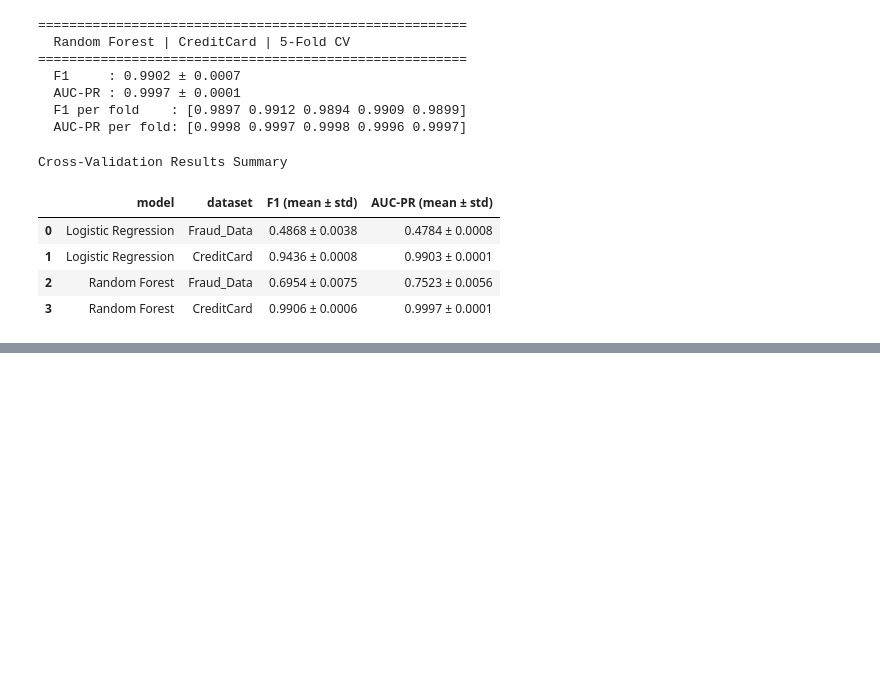
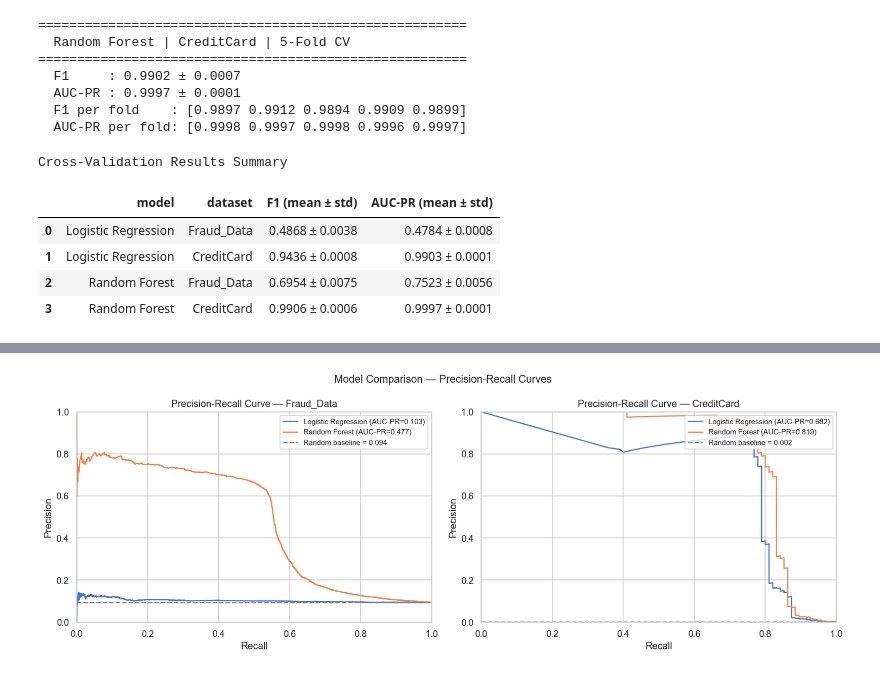
Before and after one commit to Redeat-Birhane/fraud-detection, a Jupyter notebook: notebooks/modeling.ipynb, the cells around one changed output, grey strips where cells are left out. Cells and saved outputs as stored; diff of their text form; code cells hidden in the pictures; blank space fills up the shorter version.

Commit message:
feat: add model comparison table, PR curves, and Random Forest selection justification

```diff
--- a/notebooks/modeling.ipynb
+++ b/notebooks/modeling.ipynb
@@ -578,0 +630,36 @@ Cross-Validation Results Summary
+# %%
+# --- 6.2 Side-by-Side Precision-Recall Curves ---
+fig, axes = plt.subplots(1, 2, figsize=(14, 5))
+
+plot_configs = [
+    ('Fraud_Data', fraud_X_test, fraud_y_test,
+     [lr_fraud, rf_fraud], ['Logistic Regression', 'Random Forest']),
+    ('CreditCard', cc_X_test,   cc_y_test,
+     [lr_cc,    rf_cc],    ['Logistic Regression', 'Random Forest']),
+]
+
+for ax, (ds_name, X_test, y_test, models, names) in zip(axes, plot_configs):
+    for model, name in zip(models, names):
+        try:
+            y_proba = model.predict_proba(X_test)[:, 1]
+            prec, rec, _ = precision_recall_curve(y_test, y_proba)
+            ap = average_precision_score(y_test, y_proba)
+            ax.plot(rec, prec, label=f'{name} (AUC-PR={ap:.3f})')
+        except Exception as e:
+            logger.error(f'PR curve failed for {name} on {ds_name}: {e}')
+
+    baseline = y_test.mean()
+    ax.axhline(y=baseline, color='grey', linestyle='--',
+               label=f'Random baseline = {baseline:.3f}')
+    ax.set_xlabel('Recall')
+    ax.set_ylabel('Precision')
+    ax.set_title(f'Precision-Recall Curve — {ds_name}')
+    ax.legend(loc='upper right', fontsize=9)
+    ax.set_xlim([0, 1])
+    ax.set_ylim([0, 1])
+
+plt.suptitle('Model Comparison — Precision-Recall Curves', fontsize=13)
+plt.tight_layout()
+plt.show()
+# %% [output]
+[figure, added]
```
Also changed, not shown: parts of 3 cells of this notebook.
